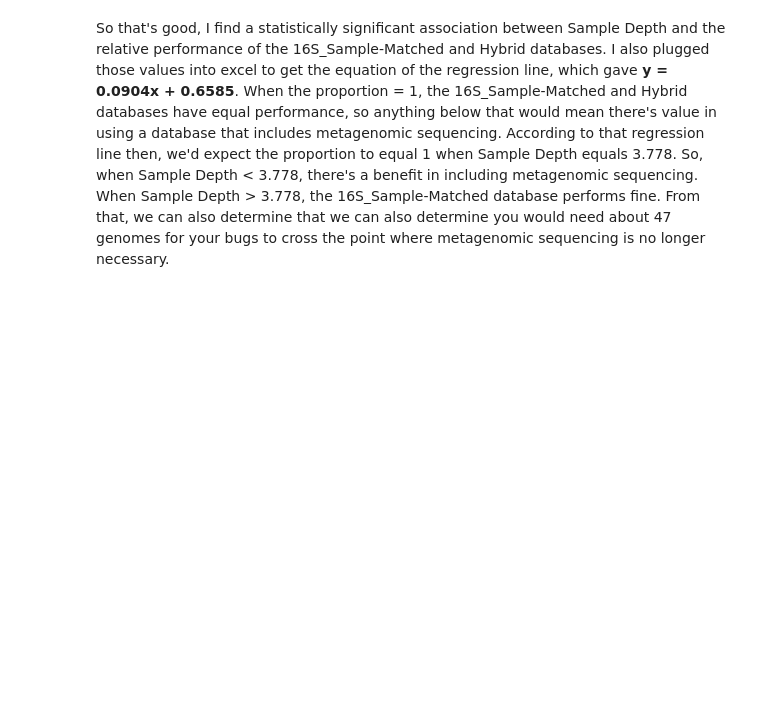
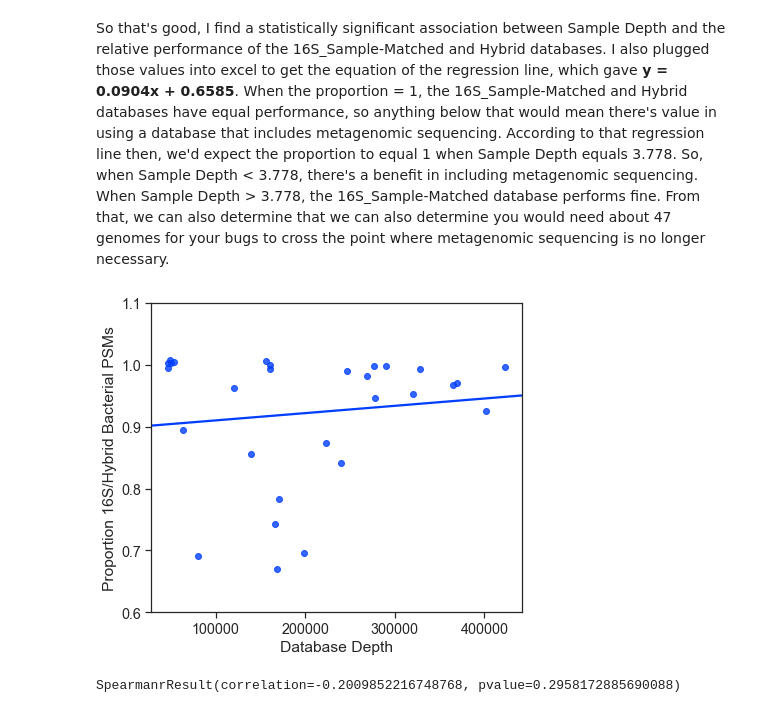
Before and after one commit to platipenguin/metaproteomics-database-optimization, a Jupyter notebook: jupyter_notebooks/Hybrid Outperformance.ipynb, the cells around one changed output. Cells and saved outputs as stored; diff of their text form; code cells hidden in the pictures; blank space fills up the shorter version.

```diff
--- a/jupyter_notebooks/Hybrid Outperformance.ipynb
+++ b/jupyter_notebooks/Hybrid Outperformance.ipynb
@@ -115,0 +157,2 @@ So that's good, I find a statistically significant association between Sample De
+# %%
+trypticCountsFile = analysisPath.joinpath('species_tryptic_peptides.csv')
@@ -115,0 +166,39 @@ So that's good, I find a statistically significant association between Sample De
+# %%
+trypticCounts = {} #key=species name, value=number of tryptic peptides
+with trypticCountsFile.open(mode='r') as infile:
+    reader = csv.reader(infile)
+    for row in reader:
+        species = row[0]
+        count = int(row[1])
+        if species != '':
+            trypticCounts[species] = count
+# %%
+# Calculate the proportion of PSMs for the hybrid versus the 16S_Sample-matched databases
+TvsHProportion = []
+for i in range(len(hBacteriaCount)):
+    TvsHProportion.append(tBacteriaCount[i] / hBacteriaCount[i])
+# %%
+# Calculate sample depth using the untransformed number of tryptic peptides we have for each organism
+sampleDepth = []
+for sample in SAMPLE_NAMES:
+    sampleData = abundanceData.loc[abundanceData['sample'] == int(sample)]
+    vals = []
+    for index, row in sampleData.iterrows():
+        ra = row['abundance'] / 100
+        if row['taxa'] in trypticCounts.keys():
+            vals.append(trypticCounts[row['taxa']] * ra)
+        else:
+            vals.append(0)
+    sampleDepth.append(sum(vals))
+# %%
+setPlt(size=(6, 5), ylim=(0.6, 1.1))
+proportionVSDepthDF = pd.DataFrame({'Database Depth':sampleDepth, 'Proportion 16S/Hybrid Bacterial PSMs':TvsHProportion})
+depthGraph = sns.regplot(x='Database Depth', y='Proportion 16S/Hybrid Bacterial PSMs', data=proportionVSDepthDF, ci=1)
+saveFig(depthGraph, figPath.joinpath('depth2_correlation.png'))
+# %% [output]
+[figure, added]
+# %%
+# Test whether there's a statistically significant association between tryptic peptide Sample Depth and Proportion of Tailored:Hybrid bacterial PSMs
+stats.spearmanr(TvsHProportion, sampleDepth)
+# %% [output]
+SpearmanrResult(correlation=-0.2009852216748768, pvalue=0.2958172885690088)
```
Also changed, not shown: parts of 18 cells of this notebook.
